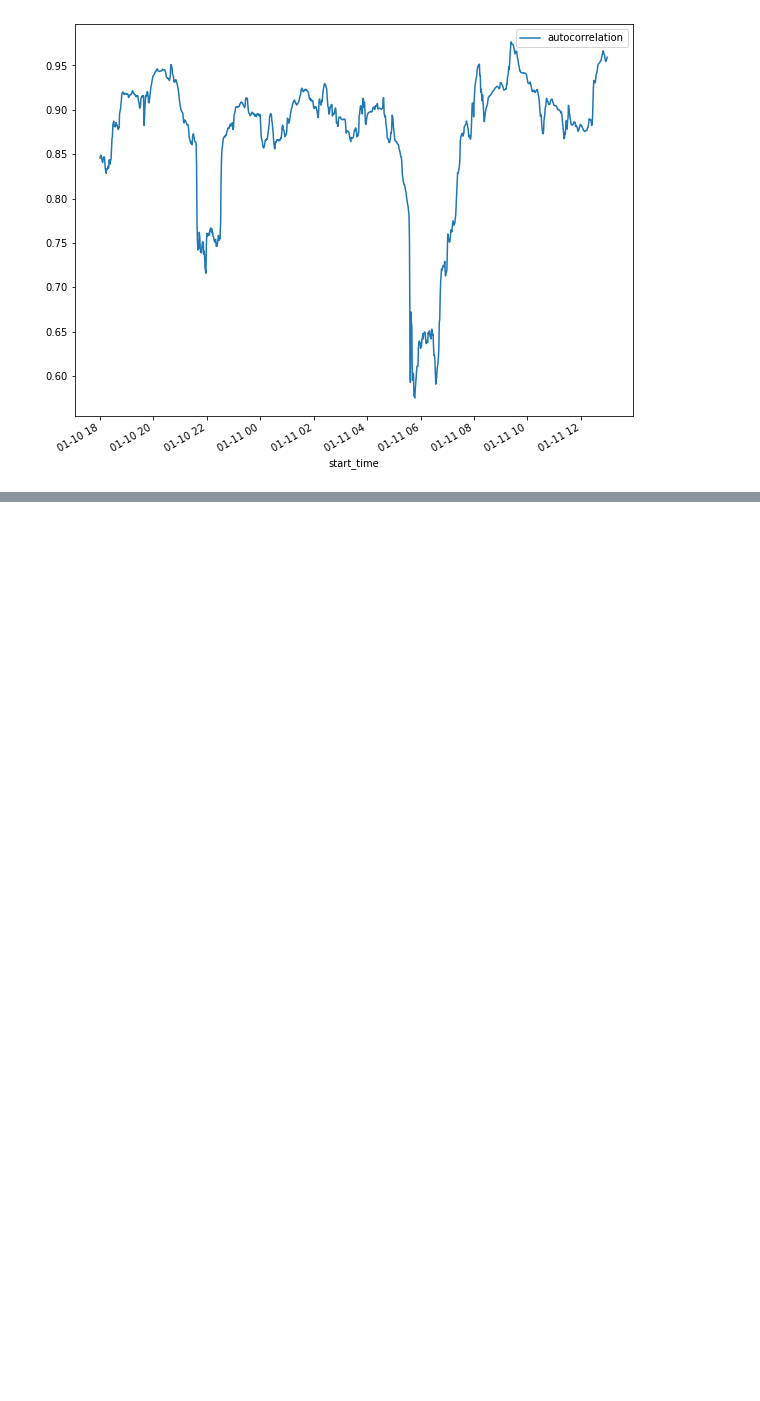
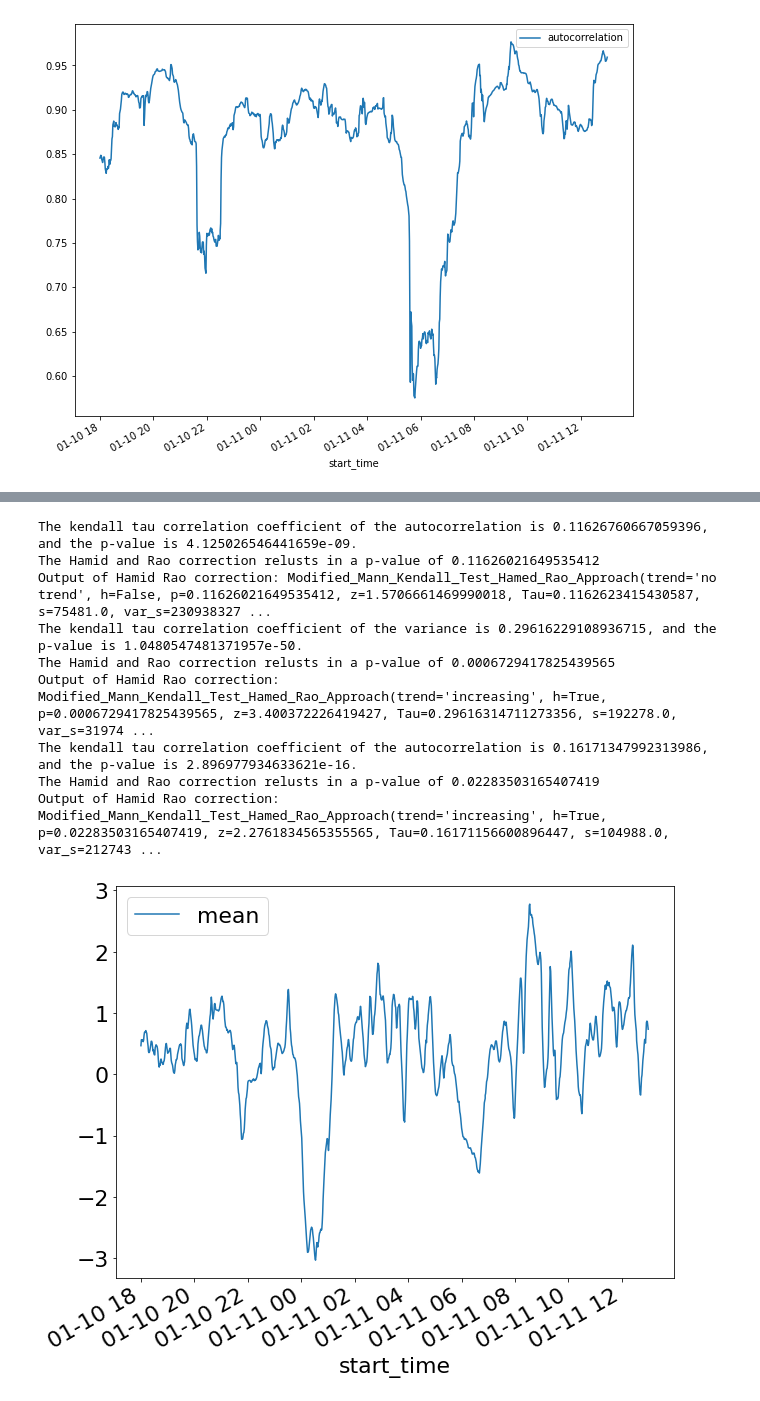
Before and after one commit to l-khali/In2Research, a Jupyter notebook: PC-0192_ABF_analysis.ipynb, the cells around one changed output, grey strips where cells are left out. Cells and saved outputs as stored; diff of their text form; code cells hidden in the pictures; blank space fills up the shorter version.

```diff
--- a/PC-0192_ABF_analysis.ipynb
+++ b/PC-0192_ABF_analysis.ipynb
@@ -240,6 +243,7 @@ def rolling_variance(data, time):
     time - size of window in minutes
     """
     global df
+    global p
 
     k = 0
 
@@ -263,6 +267,8 @@ def rolling_variance(data, time):
 
     df.plot(x='start_time', y='variance', figsize=(10,8))
 
+    mk.hamed_rao_modification_test(df['variance'])[2]
+
     print(f"The kendall tau correlation coefficient of the variance is {stats.kendalltau(df['start_time'], df['variance'])[0]}, and the p-value is {stats.kendalltau(df['start_time'], df['variance'])[1]}.")
     print(f"The Hamid and Rao correction relusts in a p-value of {mk.hamed_rao_modification_test(df['variance'])[2]}")
     print(f"Output of Hamid Rao correction: {mk.hamed_rao_modification_test(df['variance'])}")
@@ -690,0 +719,13 @@ Output of Hamid Rao correction: Modified_Mann_Kendall_Test_Hamed_Rao_Approach(tr
+# %%
+graph_grid2(PC_0192_ABF_m_residuals_no_anomalies, 60)
+# %% [output]
+The kendall tau correlation coefficient of the autocorrelation is 0.11626760667059396, and the p-value is 4.125026546441659e-09.
+The Hamid and Rao correction relusts in a p-value of 0.11626021649535412
+Output of Hamid Rao correction: Modified_Mann_Kendall_Test_Hamed_Rao_Approach(trend='no trend', h=False, p=0.11626021649535412, z=1.5706661469990018, Tau=0.1162623415430587, s=75481.0, var_s=230938327 ...
+The kendall tau correlation coefficient of the variance is 0.29616229108936715, and the p-value is 1.0480547481371957e-50.
+The Hamid and Rao correction relusts in a p-value of 0.0006729417825439565
+Output of Hamid Rao correction: Modified_Mann_Kendall_Test_Hamed_Rao_Approach(trend='increasing', h=True, p=0.0006729417825439565, z=3.400372226419427, Tau=0.29616314711273356, s=192278.0, var_s=31974 ...
+The kendall tau correlation coefficient of the autocorrelation is 0.16171347992313986, and the p-value is 2.896977934633621e-16.
+The Hamid and Rao correction relusts in a p-value of 0.02283503165407419
+Output of Hamid Rao correction: Modified_Mann_Kendall_Test_Hamed_Rao_Approach(trend='increasing', h=True, p=0.02283503165407419, z=2.2761834565355565, Tau=0.16171156600896447, s=104988.0, var_s=212743 ...
+[figure, added]
```
Also changed, not shown: parts of 8 cells of this notebook, 15 other files.
